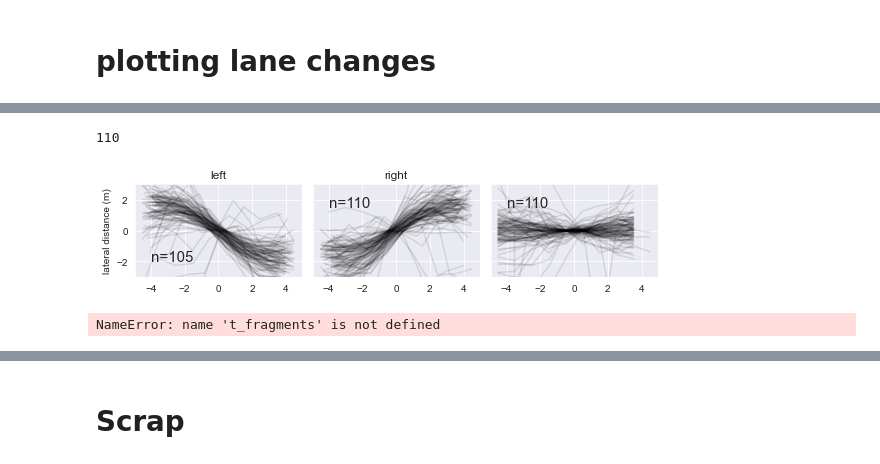
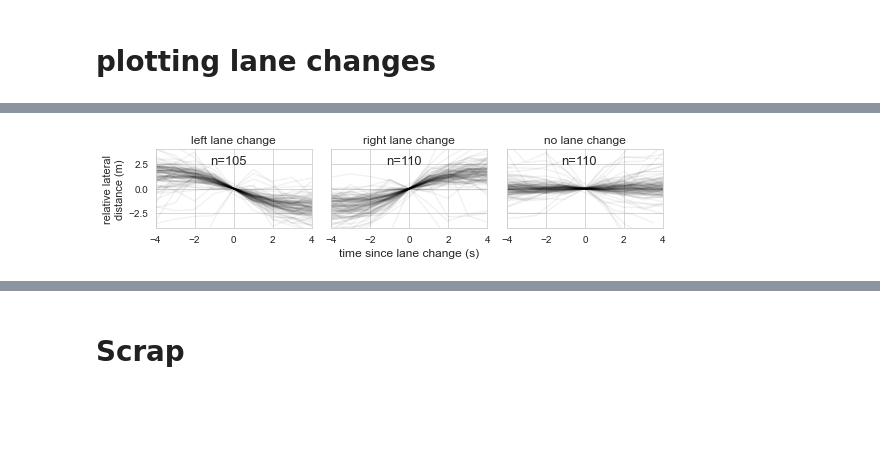
Before and after one commit to tomdries/gps-lane-changes, a Jupyter notebook: analysis.ipynb, the cells around one changed output, grey strips where cells are left out. Cells and saved outputs as stored; diff of their text form; code cells hidden in the pictures; blank space fills up the shorter version.

```diff
--- a/analysis.ipynb
+++ b/analysis.ipynb
@@ -337,24 +336,3 @@ trip_df[trip_df.t.between(470,490)].detection_left
 Name: detection_left, dtype: float64
 # %% [markdown]
 # plotting lane changes
-# %%
-%matplotlib inline
-sns.set_style('darkgrid')
-device_nr = 1
-sections = 'all'
-plot_col = 'offset'#'lat_vel_ewmfilt'
-window_size=9
-fragments = extract_lanechange_fragments_alltrips(plot_col, trip_dfs, trip_names, lca_dfs, device_nr, sections, window_size)
-
-params = {'ylims': (-3,3),
-         'alpha': 0.1,
-         'ylabel': 'lateral distance (m)'}
-
-
-plot_fragments_offset(fragments, 'relative_signal', params)
-# plot_fragments_offset_with_baseline(fragments, 'relative_signal', params)
-
-# in case of velocity measures, use:
-# plot_fragments(fragments, plot_col, params)
-
-# plt.savefig('figures/lanechanges_.png', dpi=600, bbox_inches='tight')
@@ -366,12 +342,13 @@ dev_nr = 1
 lca_df = lca_dfs[trip_nr]
 trip_df = trip_dfs[trip_nr][dev_nr]
 n_samples = 110
+window_size=9
 
 def get_fragments_without_lane_change(trip_df, lca_df, window_size, signal_col):
     sections_without_lane_change = []
 
-    t_start_lc = lca_df.t_lc - 5
-    t_end_lc = lca_df.t_lc + 5
+    t_start_lc = lca_df.t_lc -window_size/2 #- 5
+    t_end_lc = lca_df.t_lc + window_size/2 #5
 
     # What are intervals without lane change annotations
     intervals_without_lane_change = [(trip_df.t.iloc[0], t_start_lc.iloc[0])]
@@ -402,7 +379,7 @@ def get_fragments_without_lane_change(trip_df, lca_df, window_size, signal_col):
     for i, t_fragment in enumerate(t_fragments):
         fragment_df = trip_df[trip_df.t.between(t_fragment[0], t_fragment[1])].copy()
 
-        fragment_df['t_fragment'] = fragment_df.t - (fragment_df.t.iloc[0] + window_size/2)
+        fragment_df['t_fragment'] = fragment_df.t - (fragment_df.t.iloc[0] + fragment_df.t.iloc[-1])/2#fragment_df.t - (fragment_df.t.iloc[0] + window_size/2)
         fragment_df['relative_signal'] = fragment_df[signal_col] - fragment_df.loc[abs(fragment_df.t_fragment).idxmin(), signal_col]
 
         fragment_dfs[i] = fragment_df
@@ -418,35 +395,31 @@ for trip_nr in range(3):
     baseline_fragments_alltrips.extend(fragment_dfs)
 
 # select n random fragments
+    random.seed(42)
     fragment_dfs_baseline=random.sample(baseline_fragments_alltrips, n_samples)
-# %%
-len(fragment_dfs_baseline)
-# %% [output]
-110
 # %%
 from analysis_helpers import plot_fragments_offset_with_baseline
-sns.set_style('darkgrid')
+
+sns.set_style('whitegrid')
 device_nr = 1
 sections = 'all'
 plot_col = 'offset'#'lat_vel_ewmfilt'
-window_size=9
+
 fragments = extract_lanechange_fragments_alltrips(plot_col, trip_dfs, trip_names, lca_dfs, device_nr, sections, window_size)
 
-params = {'ylims': (-3,3),
-         'alpha': 0.1,
-         'ylabel': 'lateral distance (m)'}
+params = {'ylims': (-4,4),
+          'xlims': (-4,4),
+         'alpha': 0.05,
+         'ylabel': 'relative lateral\ndistance (m)',
+         'xlabel': 'time since lane change (s)'}
 
 
 # plot_fragments_offset(fragments, 'relative_signal', params)
 plot_fragments_offset_with_baseline(fragments, fragment_dfs_baseline, 'relative_signal', params)
 
 # in case of velocity measures, use:
 # plot_fragments(fragments, plot_col, params)
 
-# plt.savefig('figures/lanechanges_.png', dpi=600, bbox_inches='tight')
+# plt.savefig('figures/lanechanges_baseline.png', dpi=600, bbox_inches='tight')
 # %% [output]
-[figure, old version]
+[figure, new version]
-# %%
-t_fragments
-# %% [output]
-NameError: name 't_fragments' is not defined
```
Also changed, not shown: parts of 35 cells of this notebook, 2 other files.
